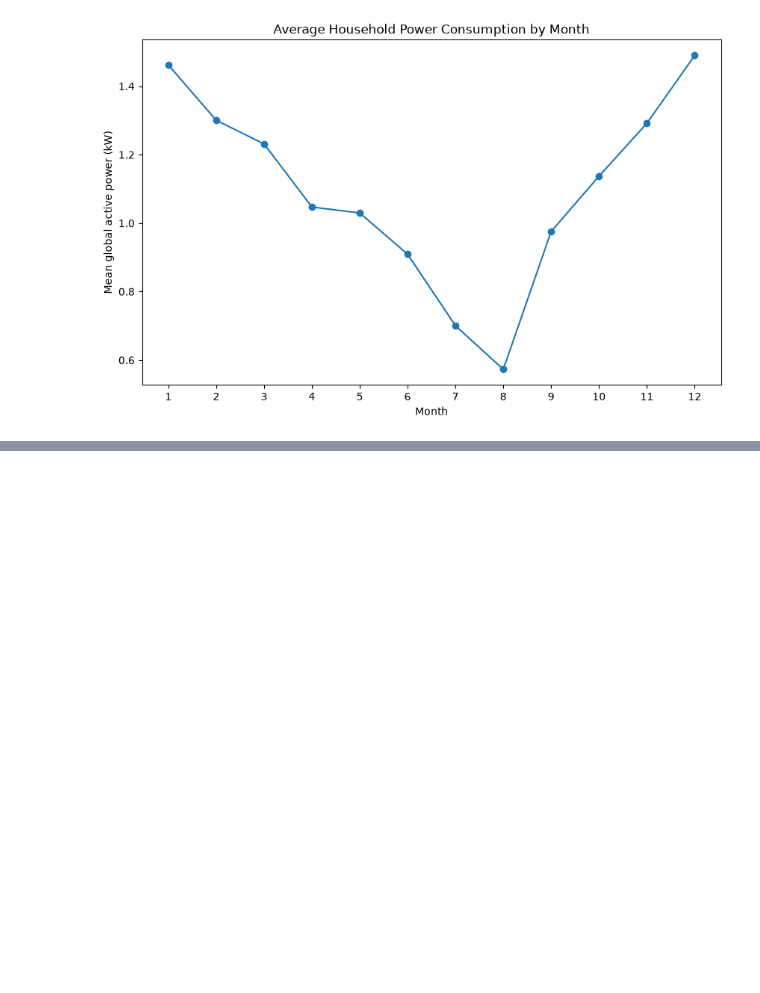
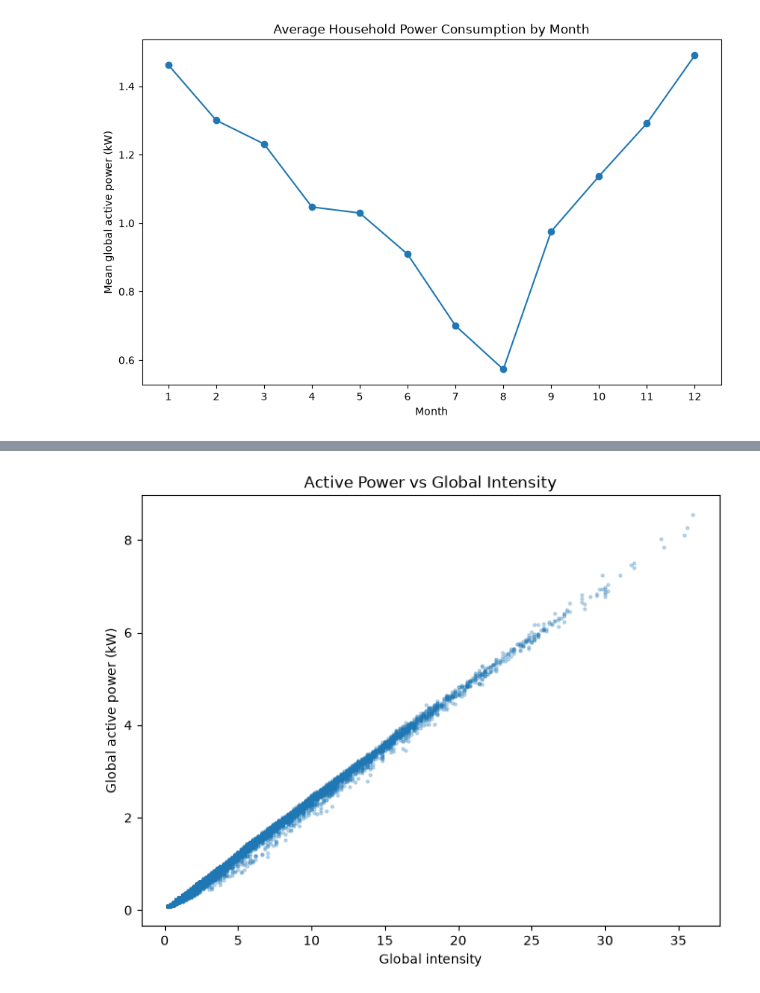
Before and after one commit to dmurray-data/deep-learning-tabular, a Jupyter notebook: notebooks/02_eda.ipynb, the cells around one changed output, grey strips where cells are left out. Cells and saved outputs as stored; diff of their text form; code cells hidden in the pictures; blank space fills up the shorter version.

```diff
--- a/notebooks/02_eda.ipynb
+++ b/notebooks/02_eda.ipynb
@@ -270,0 +324,26 @@ plt.show()
+# %%
+sample = (
+    df[electrical_cols]
+    .dropna()
+    .sample(
+        n=20_000,
+        random_state=42
+    )
+)
+# %%
+plt.figure(figsize=(8, 6))
+
+plt.scatter(
+    sample["Global_intensity"],
+    sample["Global_active_power"],
+    s=5,
+    alpha=0.25
+)
+
+plt.xlabel("Global intensity")
+plt.ylabel("Global active power (kW)")
+plt.title("Active Power vs Global Intensity")
+
+plt.show()
+# %% [output]
+[figure, added]
```
Also changed, not shown: parts of 5 cells of this notebook.
